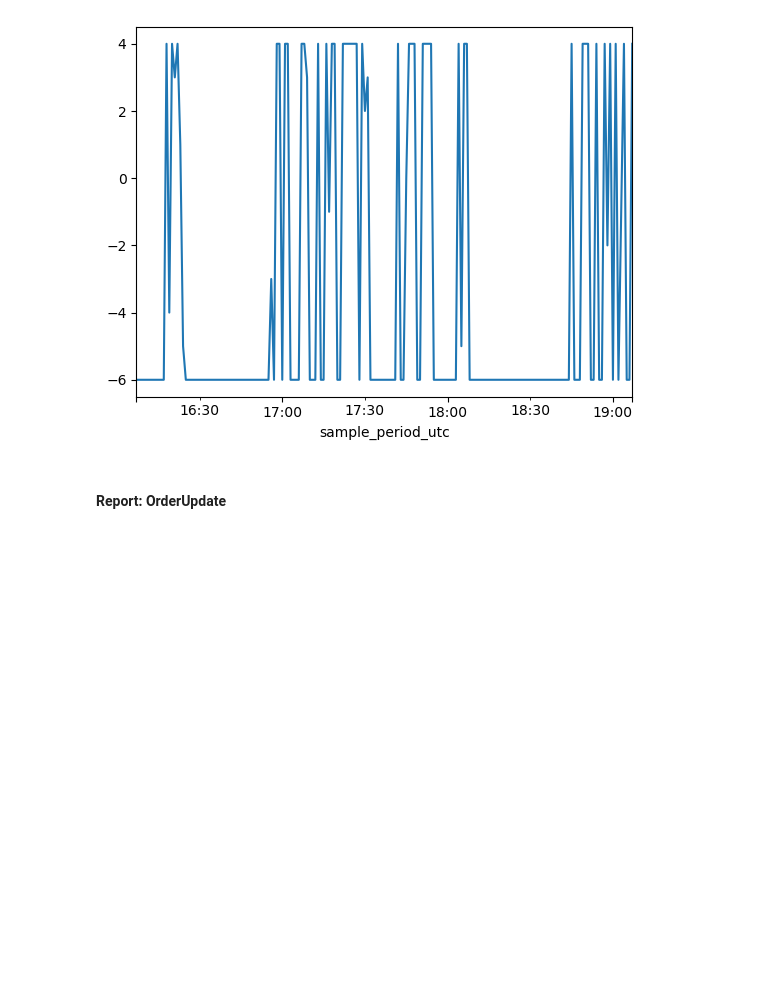
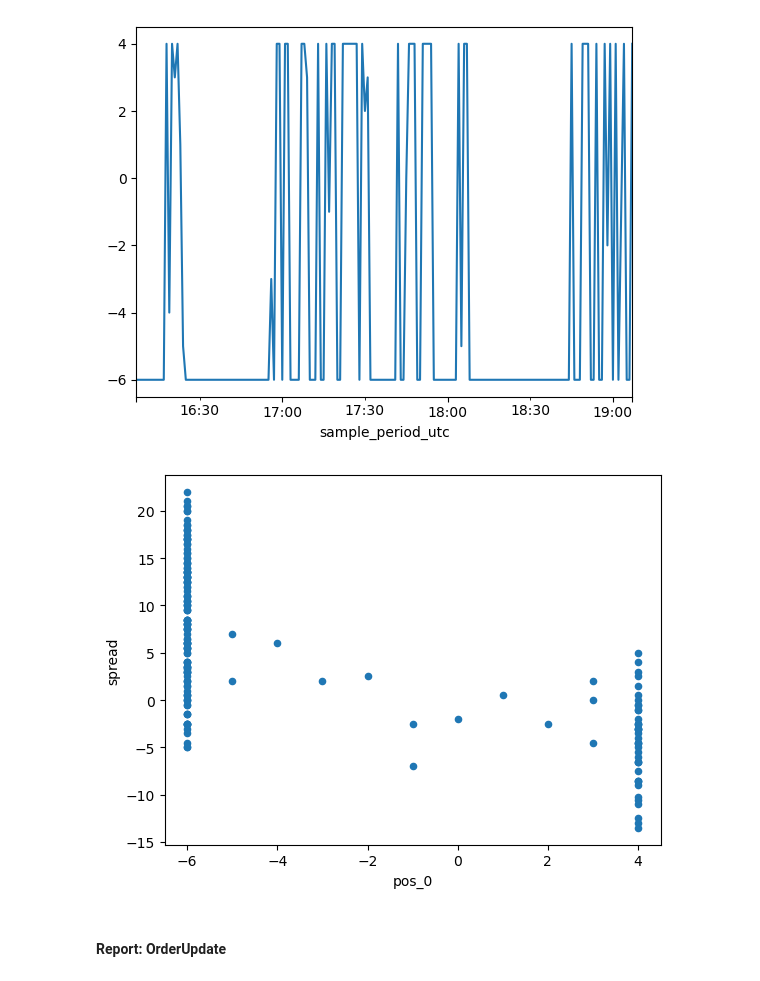
Before and after one commit to roq-trading/roq-demo, a Jupyter notebook: simulation/test.ipynb, the cells around one changed output. Saved outputs shown, nothing was run; the diff lists cells and outputs as text; code cells hidden in the pictures; blank space fills up the shorter version.

```diff
--- a/simulation/test.ipynb
+++ b/simulation/test.ipynb
@@ -155,6 +156,6 @@ You will typically use the Roq provided reporter and matching engines with appro
 # %%
 def create_strategy():
-    return partial(
+    return functools.partial(
         roq.algo.strategy.create,
         type=roq.algo.strategy.Type.ARBITRAGE,
         parameters="max_age=10s;threshold=5;quantity_0=1;min_position_0=-5;max_position_0=5",
@@ -162,7 +163,7 @@ def create_strategy():
 
 
 def create_reporter():
-    return partial(
+    return functools.partial(
         roq.algo.reporter.Summary.create,
         market_data_source=roq.algo.MarketDataSource.TOP_OF_BOOK,
         sample_frequency=datetime.timedelta(seconds=60),
@@ -170,7 +171,7 @@ def create_reporter():
 
 
 def create_matcher():
-    return partial(
+    return functools.partial(
         roq.algo.matcher.create,
         type=roq.algo.matcher.Type.SIMPLE,
     )
@@ -335,6 +330,12 @@ pos_0 = leg_0.position
 _ = pos_0.plot()
 # %% [output]
 [figure]
+# %%
+tmp = pd.concat([spread, pos_0], axis=1)
+tmp.columns=['spread','pos_0']
+_ = tmp.plot.scatter(x='pos_0',y='spread')
+# %% [output]
+[figure, added]
 # %% [markdown]
 #### Report: OrderUpdate
 # %%
```
Also changed, not shown: parts of 14 cells of this notebook.
